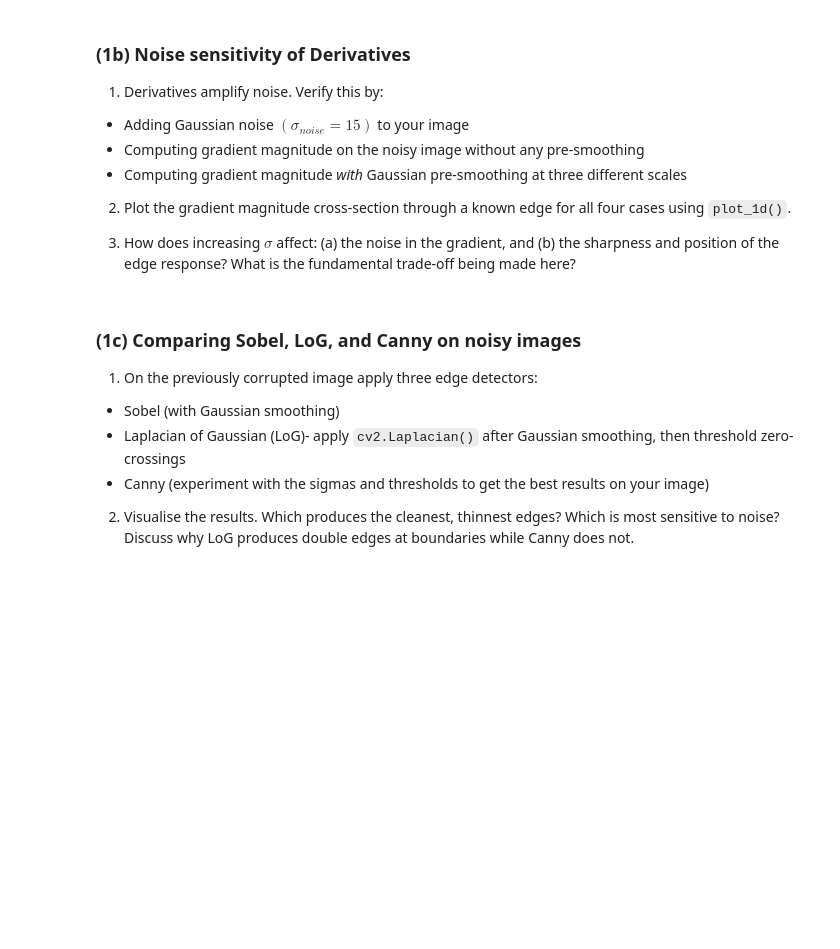
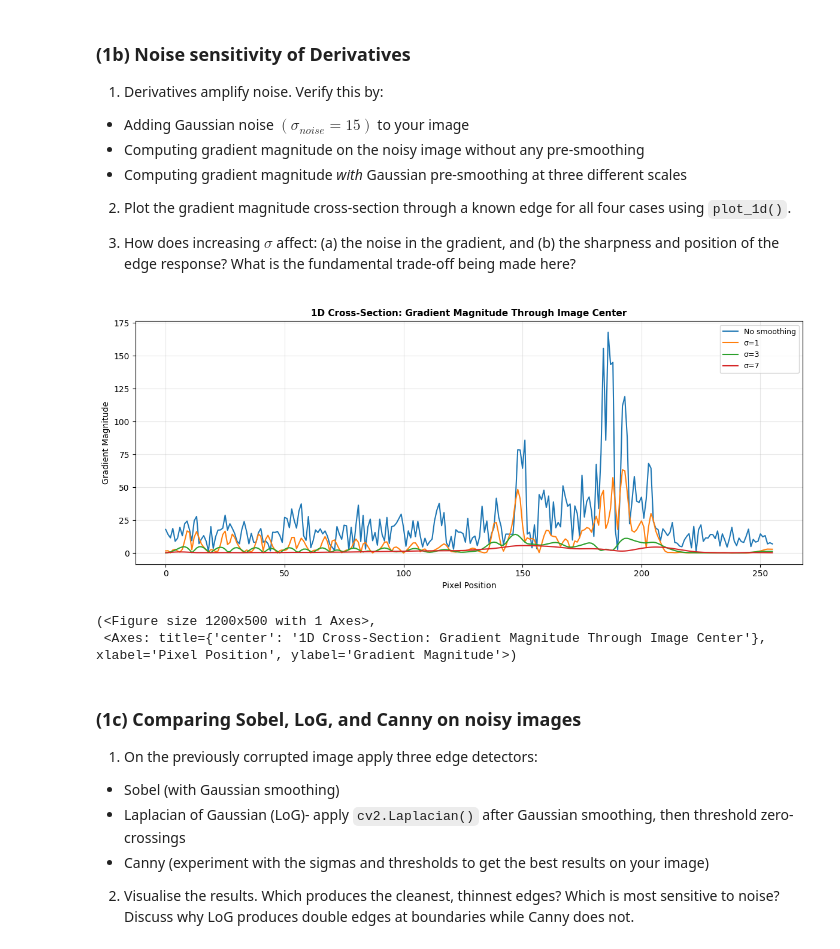
Before and after one commit to eattar/2DIP, a Jupyter notebook: Exercise_2/exercise_2.ipynb, the cells around one changed output. Drawn from its saved outputs; the diff is of its cells as text; code cells hidden in the pictures; blank space fills up the shorter version.

```diff
--- a/Exercise_2/exercise_2.ipynb
+++ b/Exercise_2/exercise_2.ipynb
@@ -245,6 +253,40 @@ Direction is Meaningful at:
 2. Plot the gradient magnitude cross-section through a known edge for all four cases using `plot_1d()`.
 
 3. How does increasing $\sigma$ affect: (a) the noise in the gradient, and (b) the sharpness and position of the edge response? What is the fundamental trade-off being made here?
+# %%
+sigma_noise = 15
+noise = np.random.normal(0, sigma_noise, cat.shape)
+noisy_cat = cat + noise
+noisy_cat = np.clip(noisy_cat, 0, 255).astype(np.float32)
+
+G_x_noisy = np.gradient(noisy_cat, axis=1)
+G_y_noisy = np.gradient(noisy_cat, axis=0)
+magnitude_noisy = np.hypot(G_x_noisy, G_y_noisy)
+
+G_x_original = np.gradient(cat, axis=1)
+G_y_original = np.gradient(cat, axis=0)
+magnitude_original = np.hypot(G_x_original, G_y_original)
+
+smoothing_scales = [1, 3, 7]
+magnitudes_smoothed = []
+for sigma in smoothing_scales:
+    smoothed_cat = cv2.GaussianBlur(cat, (0, 0), sigma)
+    G_x_smoothed = np.gradient(smoothed_cat, axis=1)
+    G_y_smoothed = np.gradient(smoothed_cat, axis=0)
+    magnitudes_smoothed.append(np.hypot(G_x_smoothed, G_y_smoothed))
+
+magnitude_strength_per_row = np.max(magnitude_original, axis=1)
+row = np.argmax(magnitude_strength_per_row)
+
+signals = [magnitude_noisy[row, :]] + [magnitude[row, :] for magnitude in magnitudes_smoothed]
+labels = ['No smoothing'] + [f'σ={s}' for s in smoothing_scales]
+
+plot_1d(signals, labels=labels, title='1D Cross-Section: Gradient Magnitude Through Image Center',
+    xlabel='Pixel Position', ylabel='Gradient Magnitude', figsize=(12, 5))
+# %% [output]
+[figure, added]
+(<Figure size 1200x500 with 1 Axes>,
+ <Axes: title={'center': '1D Cross-Section: Gradient Magnitude Through Image Center'}, xlabel='Pixel Position', ylabel='Gradient Magnitude'>)
 # %% [markdown]
 ### (1c) Comparing Sobel, LoG, and Canny on noisy images
 
```
Also changed, not shown: parts of 4 cells of this notebook, 3 other files.
